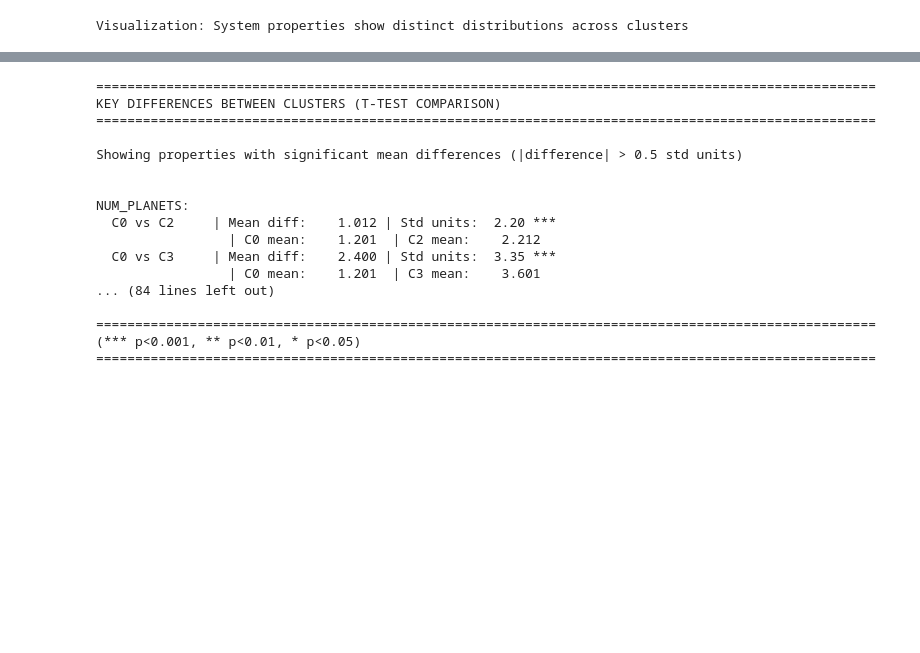
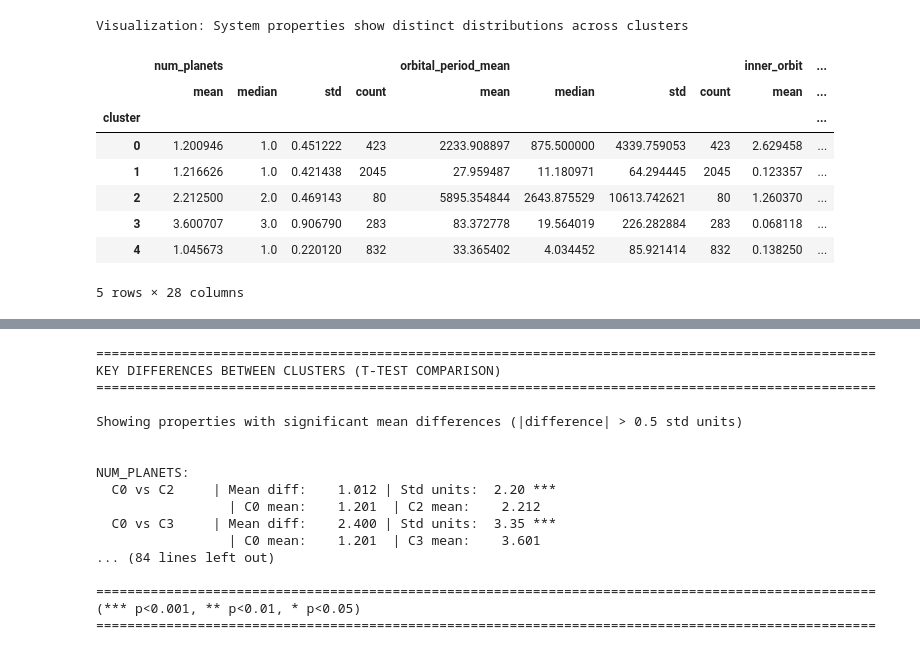
Before and after one commit to jacob-stiegler/exo-planet-clustering, a Jupyter notebook: clustering.ipynb, the cells around one changed output, grey strips where cells are left out. Saved outputs shown, nothing was run; the diff lists cells and outputs as text; code cells hidden in the pictures; blank space fills up the shorter version.

```diff
--- a/clustering.ipynb
+++ b/clustering.ipynb
@@ -527,6 +633,28 @@ print("\nVisualization: System properties show distinct distributions across clu
 # %% [output]
 [figure]
 Visualization: System properties show distinct distributions across clusters
+# %%
+system_summary_table = analysis_df.groupby("cluster")[[
+    "num_planets",
+    "orbital_period_mean",
+    "inner_orbit",
+    "outer_orbit",
+    "planet_radius_mean",
+    "planet_mass_mean",
+    "eccentricity_mean"
+]].agg(["mean", "median", "std", "count"])
+
+system_summary_table
+# %% [output]
+|  | num_planets |  |  |  | orbital_period_mean |  |  |  | inner_orbit | ... |
+|  | mean | median | std | count | mean | median | std | count | mean | ... |
+| cluster |  |  |  |  |  |  |  |  |  | ... |
+| 0 | 1.200946 | 1.0 | 0.451222 | 423 | 2233.908897 | 875.500000 | 4339.759053 | 423 | 2.629458 | ... |
+| 1 | 1.216626 | 1.0 | 0.421438 | 2045 | 27.959487 | 11.180971 | 64.294445 | 2045 | 0.123357 | ... |
+| 2 | 2.212500 | 2.0 | 0.469143 | 80 | 5895.354844 | 2643.875529 | 10613.742621 | 80 | 1.260370 | ... |
+| 3 | 3.600707 | 3.0 | 0.906790 | 283 | 83.372778 | 19.564019 | 226.282884 | 283 | 0.068118 | ... |
+| 4 | 1.045673 | 1.0 | 0.220120 | 832 | 33.365402 | 4.034452 | 85.921414 | 832 | 0.138250 | ... |
+5 rows × 28 columns
 # %%
 # Create a comparison heatmap of normalized mean values across clusters
 comparison_features = [
```
Also changed, not shown: parts of 19 cells of this notebook.
